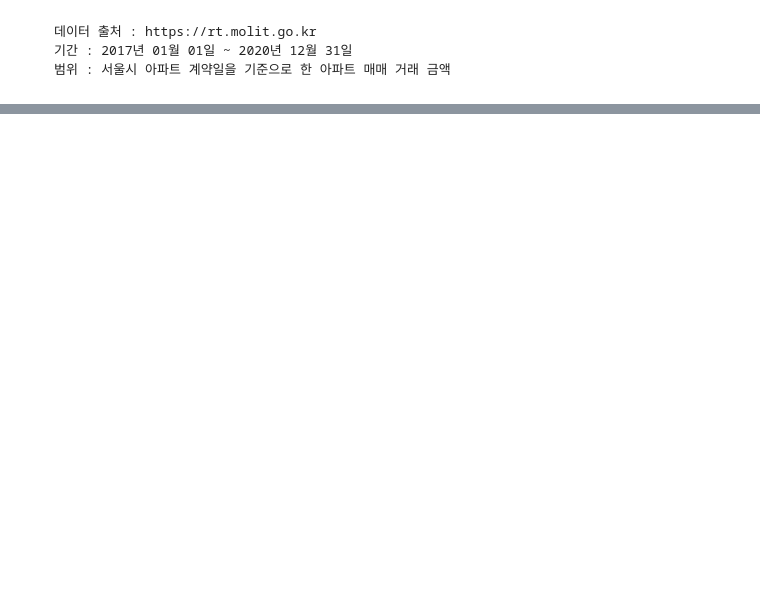
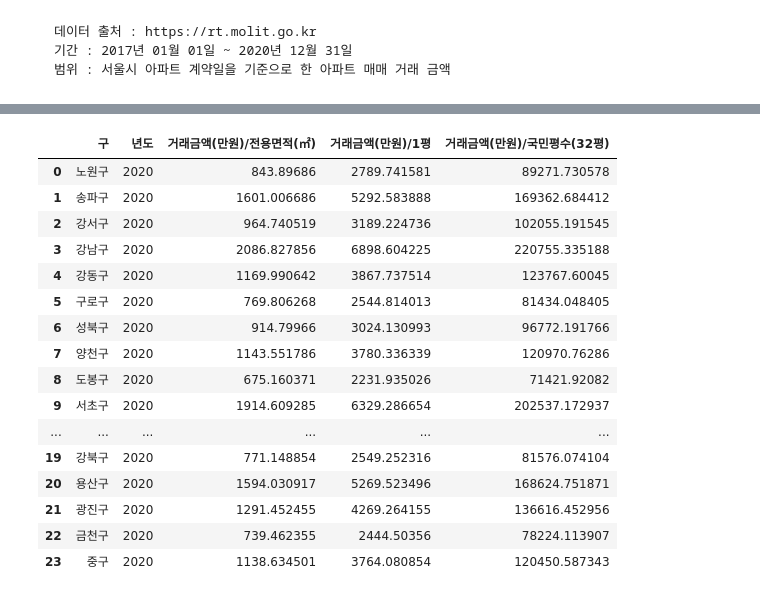
Before and after one commit to laits1/TIL, a Jupyter notebook: project/1)data분석 프로젝트/서울시 아파트 실거래 통계.ipynb, the cells around one changed output, grey strips where cells are left out. Drawn from its saved outputs; the diff is of its cells as text; code cells hidden in the pictures; blank space fills up the shorter version.

```diff
--- a/project/1)data분석 프로젝트/서울시 아파트 실거래 통계.ipynb
+++ b/project/1)data분석 프로젝트/서울시 아파트 실거래 통계.ipynb
@@ -347,0 +135,20 @@ NameError: name 'medv11' is not defined
+# %%
+globals()['df'+str(20)].head(24)
+# %% [output]
+|  | 구 | 년도 | 거래금액(만원)/전용면적(㎡) | 거래금액(만원)/1평 | 거래금액(만원)/국민평수(32평) |
+| 0 | 노원구 | 2020 | 843.89686 | 2789.741581 | 89271.730578 |
+| 1 | 송파구 | 2020 | 1601.006686 | 5292.583888 | 169362.684412 |
+| 2 | 강서구 | 2020 | 964.740519 | 3189.224736 | 102055.191545 |
+| 3 | 강남구 | 2020 | 2086.827856 | 6898.604225 | 220755.335188 |
+| 4 | 강동구 | 2020 | 1169.990642 | 3867.737514 | 123767.60045 |
+| 5 | 구로구 | 2020 | 769.806268 | 2544.814013 | 81434.048405 |
+| 6 | 성북구 | 2020 | 914.79966 | 3024.130993 | 96772.191766 |
+| 7 | 양천구 | 2020 | 1143.551786 | 3780.336339 | 120970.76286 |
+| 8 | 도봉구 | 2020 | 675.160371 | 2231.935026 | 71421.92082 |
+| 9 | 서초구 | 2020 | 1914.609285 | 6329.286654 | 202537.172937 |
+| ... | ... | ... | ... | ... | ... |
+| 19 | 강북구 | 2020 | 771.148854 | 2549.252316 | 81576.074104 |
+| 20 | 용산구 | 2020 | 1594.030917 | 5269.523496 | 168624.751871 |
+| 21 | 광진구 | 2020 | 1291.452455 | 4269.264155 | 136616.452956 |
+| 22 | 금천구 | 2020 | 739.462355 | 2444.50356 | 78224.113907 |
+| 23 | 중구 | 2020 | 1138.634501 | 3764.080854 | 120450.587343 |
```
Also changed, not shown: parts of 50 cells of this notebook, 33 other files.
